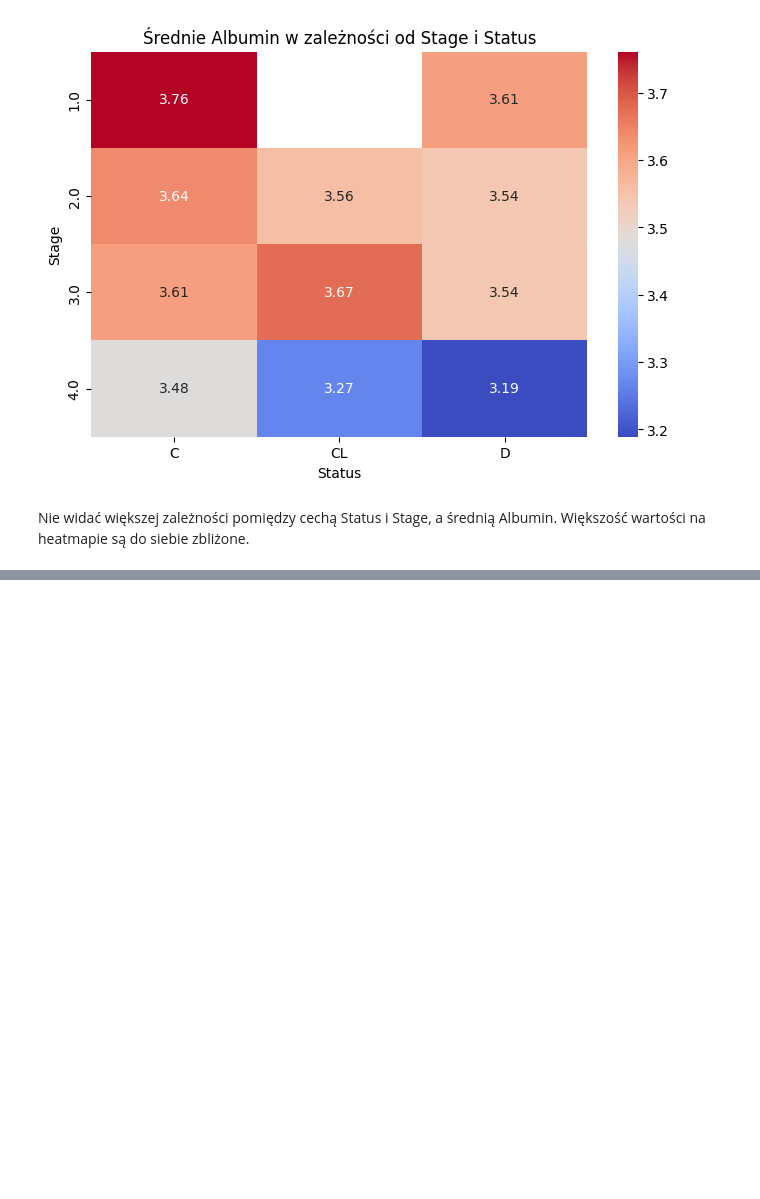
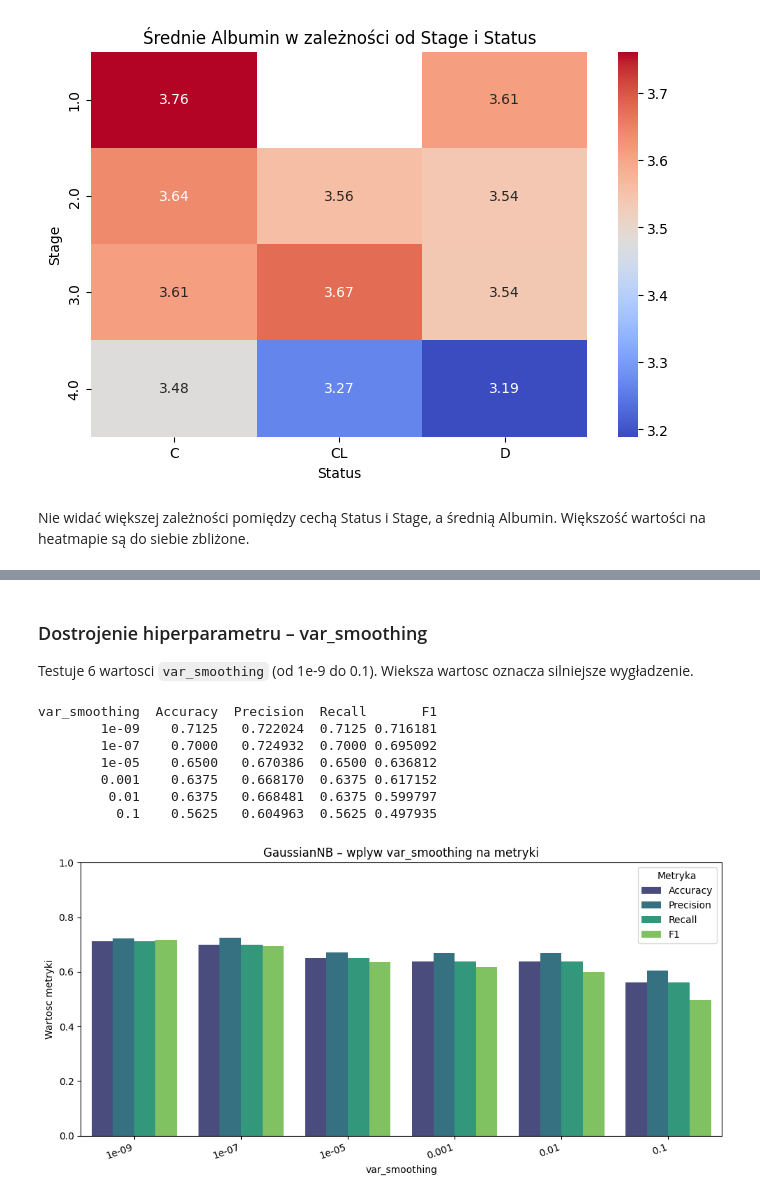
Before and after one commit to rozamazurek/-Cirrhosis-Patient-Survival-Prediction, a Jupyter notebook: eda.ipynb, the cells around one changed output, grey strips where cells are left out. Saved outputs shown, nothing was run; the diff lists cells and outputs as text; code cells hidden in the pictures; blank space fills up the shorter version.

```diff
--- a/eda.ipynb
+++ b/eda.ipynb
@@ -720,0 +925,15 @@ Nie widać większej zależności pomiędzy cechą Status i Stage, a średnią A
+# %%
+print(f'Liczba cech w X_train: {X_train.shape[1]} ')
+
+def make_base_prep():
+    return FunctionTransformer()
+
+def make_std_prep():
+    return StandardScaler()
+
+def make_pca_pipe(model, n_components=10):
+    return Pipeline([
+        ('scaler', StandardScaler()),
+        ('pca', PCA(n_components=n_components, random_state=42)),
+        ('model', model),
+    ])
@@ -720,0 +1009,31 @@ Nie widać większej zależności pomiędzy cechą Status i Stage, a średnią A
+# %% [markdown]
+### Dostrojenie hiperparametru – var_smoothing
+
+Testuje 6 wartosci `var_smoothing` (od 1e-9 do 0.1). Wieksza wartosc oznacza silniejsze wygładzenie.
+# %%
+var_smoothing_values = [1e-9, 1e-7, 1e-5, 1e-3, 0.01, 0.1]
+results_nb_hp = []
+
+for vs in var_smoothing_values:
+    pipe = Pipeline([
+        ('prep', make_base_prep()),
+        ('model', GaussianNB(var_smoothing=vs)),
+    ])
+    pipe.fit(X_train, y_train)
+    y_pred = pipe.predict(X_test)
+    m = compute_metrics(y_test, y_pred)
+    m['var_smoothing'] = str(vs)
+    results_nb_hp.append(m)
+
+df_nb_hp = pd.DataFrame(results_nb_hp)
+print(df_nb_hp[['var_smoothing', 'Accuracy', 'Precision', 'Recall', 'F1']].to_string(index=False))
+plot_metrics_bar(df_nb_hp, 'var_smoothing', 'GaussianNB – wplyw var_smoothing na metryki')
+# %% [output]
+var_smoothing  Accuracy  Precision  Recall       F1
+        1e-09    0.7125   0.722024  0.7125 0.716181
+        1e-07    0.7000   0.724932  0.7000 0.695092
+        1e-05    0.6500   0.670386  0.6500 0.636812
+        0.001    0.6375   0.668170  0.6375 0.617152
+         0.01    0.6375   0.668481  0.6375 0.599797
+          0.1    0.5625   0.604963  0.5625 0.497935
+[figure, added]
```
Also changed, not shown: parts of 62 cells of this notebook, 1 other file.
